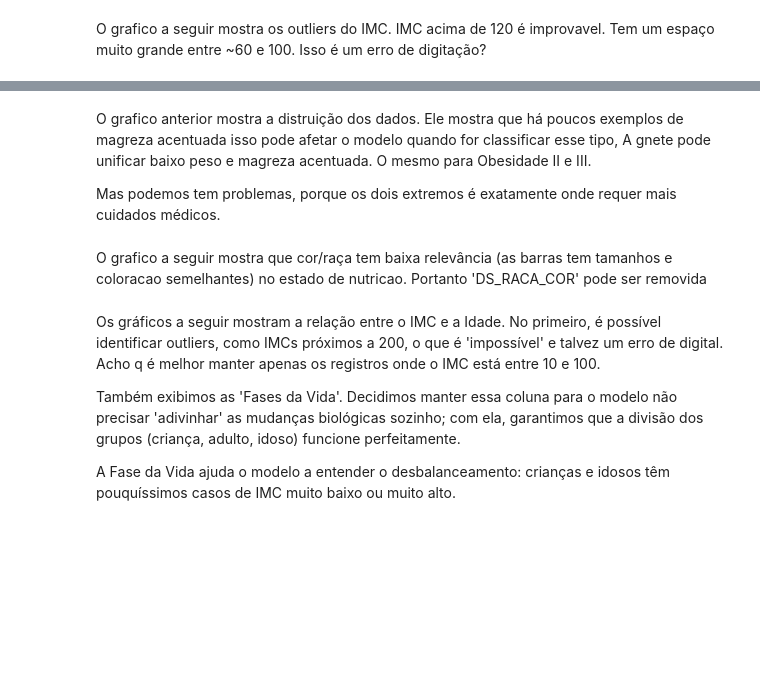
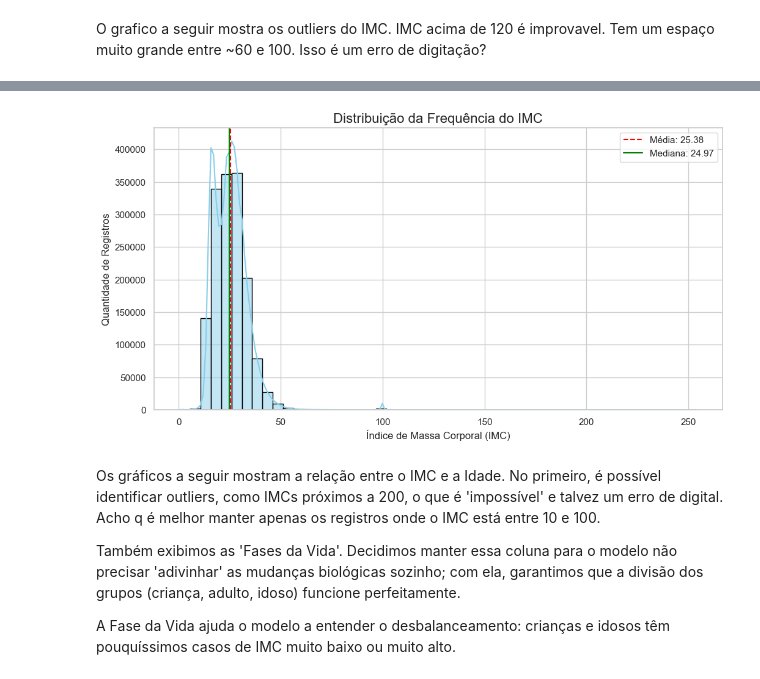
Before and after one commit to vagner-nascimento/fiap-pos-ia-para-devs-fase1-tech-challenge, a Jupyter notebook: main.ipynb, the cells around one changed output, grey strips where cells are left out. Drawn from its saved outputs; the diff is of its cells as text; code cells hidden in the pictures; blank space fills up the shorter version.

```diff
--- a/main.ipynb
+++ b/main.ipynb
@@ -233,20 +619,22 @@ O grafico a seguir mostra os outliers do IMC. IMC acima de 120 é improvavel. Te
 # %%
 plt.figure(figsize=(12, 6))
 
 sns.set_theme(style="whitegrid")
-sns.histplot(data=clean_dataset, # Aqui esta usando a base errada. correta: clean_target_dataset
+sns.histplot(data=clean_target_dataset,
              x='DS_IMC',
              kde=True,
              bins=50,
              color='skyblue',
              edgecolor='black')
 
-plt.axvline(clean_dataset['DS_IMC'].mean(), color='red', linestyle='--', label=f'Média: {clean_dataset["DS_IMC"].mean():.2f}')
-plt.axvline(clean_dataset['DS_IMC'].median(), color='green', linestyle='-', label=f'Mediana: {clean_dataset["DS_IMC"].median():.2f}')
+plt.axvline(clean_target_dataset['DS_IMC'].mean(), color='red', linestyle='--', label=f'Média: {clean_target_dataset["DS_IMC"].mean():.2f}')
+plt.axvline(clean_target_dataset['DS_IMC'].median(), color='green', linestyle='-', label=f'Mediana: {clean_target_dataset["DS_IMC"].median():.2f}')
 
 plt.title('Distribuição da Frequência do IMC', fontsize=16)
 plt.xlabel('Índice de Massa Corporal (IMC)', fontsize=12)
 plt.ylabel('Quantidade de Registros', fontsize=12)
 plt.legend()
 
 plt.show()
+# %% [output]
+[figure, added]
@@ -280,6 +640,0 @@ plt.show()
-# %% [markdown]
-O grafico anterior mostra a distruição dos dados. Ele mostra que há poucos exemplos de magreza acentuada isso pode afetar o modelo quando for classificar esse tipo, A gnete pode unificar baixo peso e magreza acentuada. O mesmo para Obesidade II e III.
-
-Mas podemos tem problemas, porque os dois extremos é exatamente onde requer mais cuidados médicos.
-# %% [markdown]
-O grafico a seguir mostra que cor/raça tem baixa relevância (as barras tem tamanhos e coloracao semelhantes) no estado de nutricao. Portanto 'DS_RACA_COR' pode ser removida
```
Also changed, not shown: parts of 62 cells of this notebook, 1 other file.
